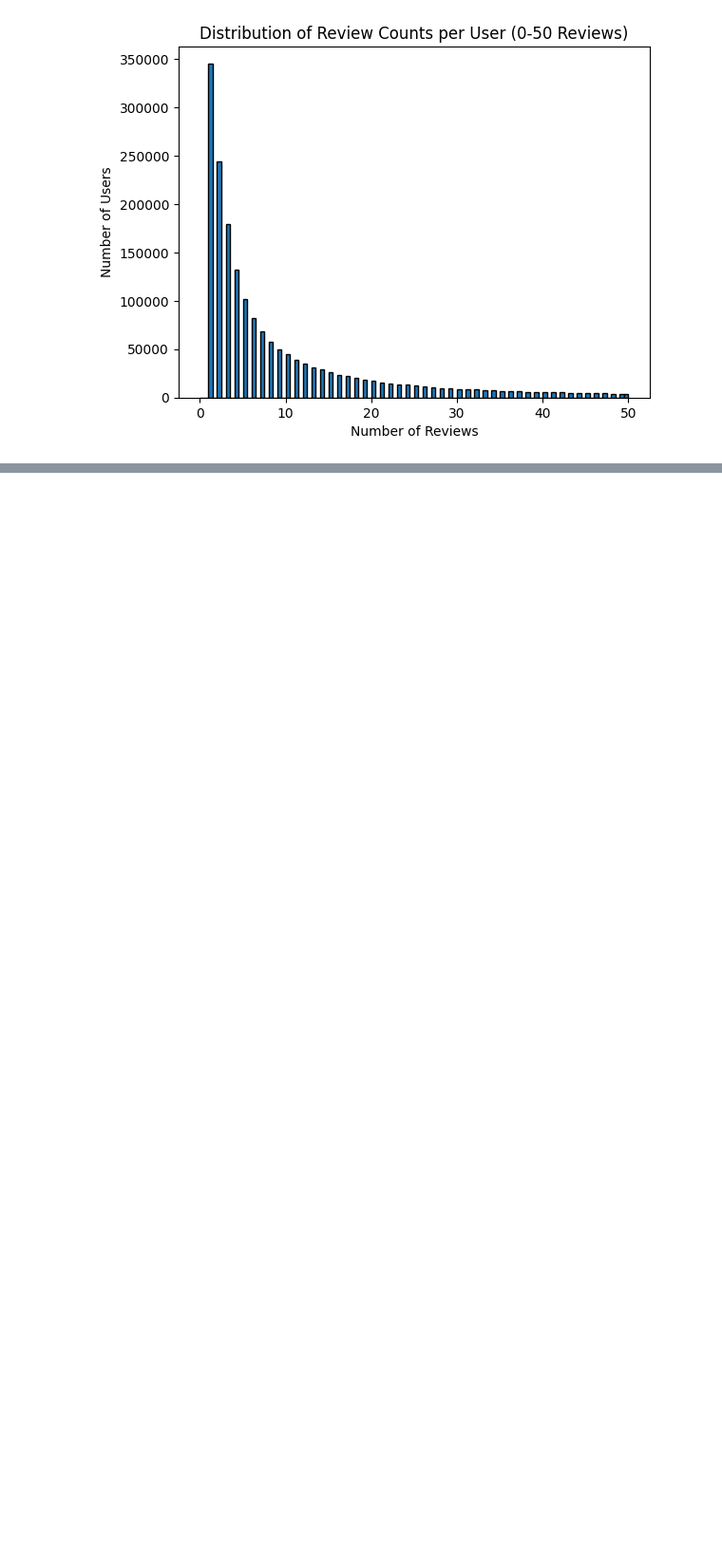
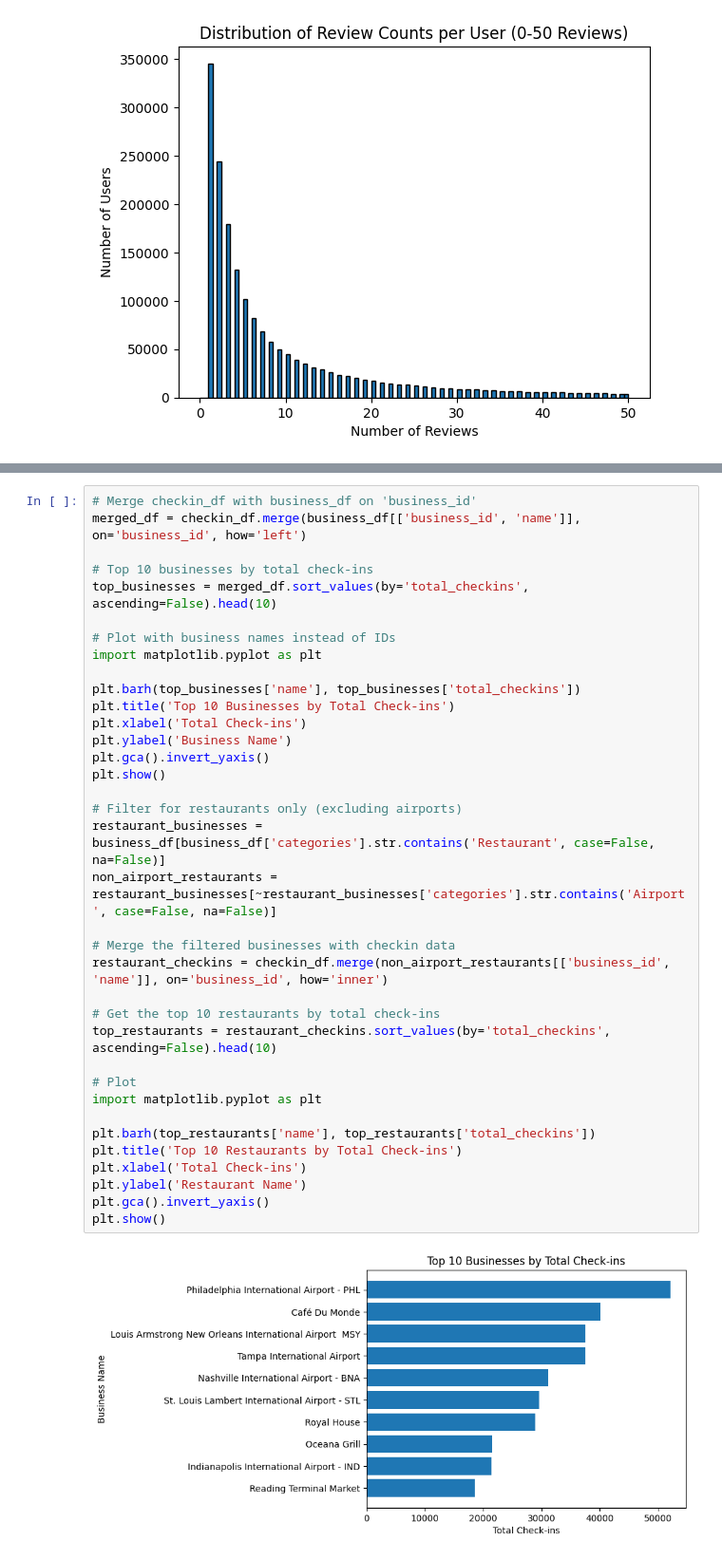
Before and after one commit to Arnav710/yelp_recommender_system, a Jupyter notebook: Melvyn/EDA.ipynb, the cells around one changed output, grey strips where cells are left out. Shown: that part at 95% size. Drawn from its saved outputs; the diff is of its cells as text; blank space fills up the shorter version.

```diff
--- a/Melvyn/EDA.ipynb
+++ b/Melvyn/EDA.ipynb
@@ -147,0 +191,38 @@ plt.show()
+# %%
+# Merge checkin_df with business_df on 'business_id'
+merged_df = checkin_df.merge(business_df[['business_id', 'name']], on='business_id', how='left')
+
+# Top 10 businesses by total check-ins
+top_businesses = merged_df.sort_values(by='total_checkins', ascending=False).head(10)
+
+# Plot with business names instead of IDs
+import matplotlib.pyplot as plt
+
+plt.barh(top_businesses['name'], top_businesses['total_checkins'])
+plt.title('Top 10 Businesses by Total Check-ins')
+plt.xlabel('Total Check-ins')
+plt.ylabel('Business Name')
+plt.gca().invert_yaxis()
+plt.show()
+
+# Filter for restaurants only (excluding airports)
+restaurant_businesses = business_df[business_df['categories'].str.contains('Restaurant', case=False, na=False)]
+non_airport_restaurants = restaurant_businesses[~restaurant_businesses['categories'].str.contains('Airport', case=False, na=False)]
+
+# Merge the filtered businesses with checkin data
+restaurant_checkins = checkin_df.merge(non_airport_restaurants[['business_id', 'name']], on='business_id', how='inner')
+
+# Get the top 10 restaurants by total check-ins
+top_restaurants = restaurant_checkins.sort_values(by='total_checkins', ascending=False).head(10)
+
+# Plot
+import matplotlib.pyplot as plt
+
+plt.barh(top_restaurants['name'], top_restaurants['total_checkins'])
+plt.title('Top 10 Restaurants by Total Check-ins')
+plt.xlabel('Total Check-ins')
+plt.ylabel('Restaurant Name')
+plt.gca().invert_yaxis()
+plt.show()
+# %% [output]
+[figure, added]
```
Also changed, not shown: parts of 5 cells of this notebook.
